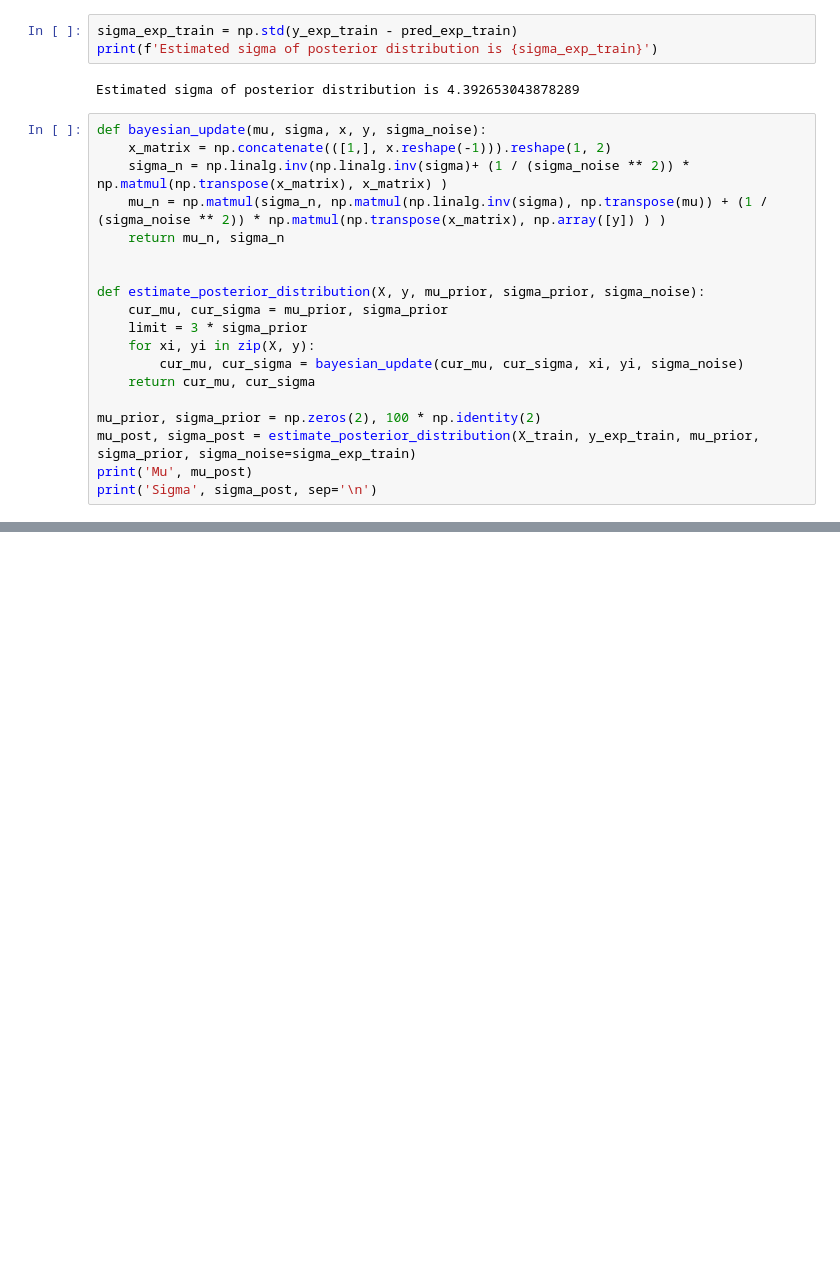
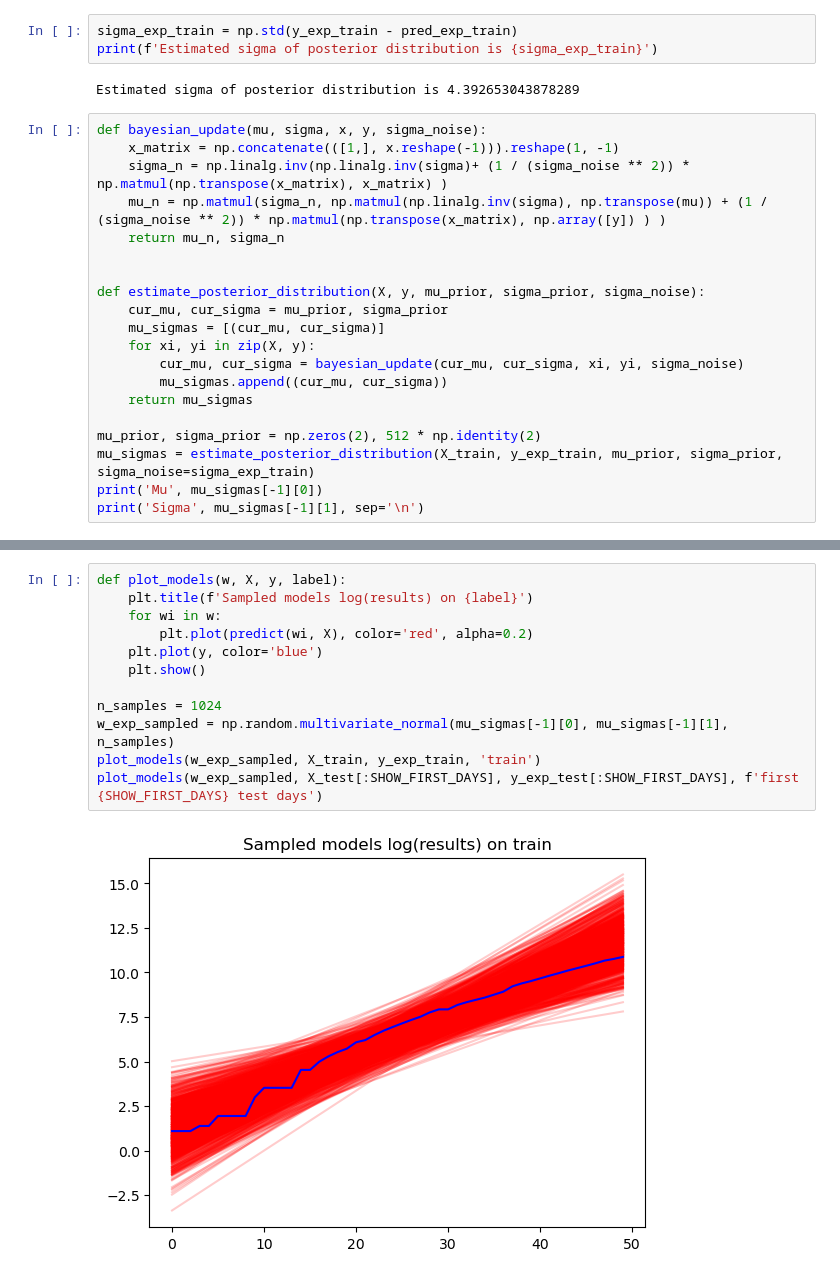
Before and after one commit to abogovski/2_ad_ml, a Jupyter notebook: Homework 1.ipynb, the cells around one changed output, grey strips where cells are left out. Drawn from its saved outputs; the diff is of its cells as text; blank space fills up the shorter version.

```diff
--- a/Homework 1.ipynb
+++ b/Homework 1.ipynb
@@ -92,7 +94,7 @@ print(f'Estimated sigma of posterior distribution is {sigma_exp_train}')
 Estimated sigma of posterior distribution is 4.392653043878289
 # %%
 def bayesian_update(mu, sigma, x, y, sigma_noise):
-    x_matrix = np.concatenate(([1,], x.reshape(-1))).reshape(1, 2)
+    x_matrix = np.concatenate(([1,], x.reshape(-1))).reshape(1, -1)
     sigma_n = np.linalg.inv(np.linalg.inv(sigma)+ (1 / (sigma_noise ** 2)) * np.matmul(np.transpose(x_matrix), x_matrix) )
     mu_n = np.matmul(sigma_n, np.matmul(np.linalg.inv(sigma), np.transpose(mu)) + (1 / (sigma_noise ** 2)) * np.matmul(np.transpose(x_matrix), np.array([y]) ) )
     return mu_n, sigma_n
@@ -100,13 +102,14 @@ def bayesian_update(mu, sigma, x, y, sigma_noise):
 
 def estimate_posterior_distribution(X, y, mu_prior, sigma_prior, sigma_noise):
     cur_mu, cur_sigma = mu_prior, sigma_prior
-    limit = 3 * sigma_prior
+    mu_sigmas = [(cur_mu, cur_sigma)]
     for xi, yi in zip(X, y):
         cur_mu, cur_sigma = bayesian_update(cur_mu, cur_sigma, xi, yi, sigma_noise)
-    return cur_mu, cur_sigma
+        mu_sigmas.append((cur_mu, cur_sigma))
+    return mu_sigmas
 
-mu_prior, sigma_prior = np.zeros(2), 100 * np.identity(2)
-mu_post, sigma_post = estimate_posterior_distribution(X_train, y_exp_train, mu_prior, sigma_prior, sigma_noise=sigma_exp_train)
-print('Mu', mu_post)
-print('Sigma', sigma_post, sep='\n')
+mu_prior, sigma_prior = np.zeros(2), 512 * np.identity(2)
+mu_sigmas = estimate_posterior_distribution(X_train, y_exp_train, mu_prior, sigma_prior, sigma_noise=sigma_exp_train)
+print('Mu', mu_sigmas[-1][0])
+print('Sigma', mu_sigmas[-1][1], sep='\n')
 # %% [output]
@@ -116,0 +153,14 @@ Sigma
+# %%
+def plot_models(w, X, y, label):
+    plt.title(f'Sampled models log(results) on {label}')
+    for wi in w:
+        plt.plot(predict(wi, X), color='red', alpha=0.2)
+    plt.plot(y, color='blue')
+    plt.show()
+
+n_samples = 1024
+w_exp_sampled = np.random.multivariate_normal(mu_sigmas[-1][0], mu_sigmas[-1][1], n_samples)
+plot_models(w_exp_sampled, X_train, y_exp_train, 'train')
+plot_models(w_exp_sampled, X_test[:SHOW_FIRST_DAYS], y_exp_test[:SHOW_FIRST_DAYS], f'first {SHOW_FIRST_DAYS} test days')
+# %% [output]
+[figure, added]
```
Also changed, not shown: parts of 20 cells of this notebook.
